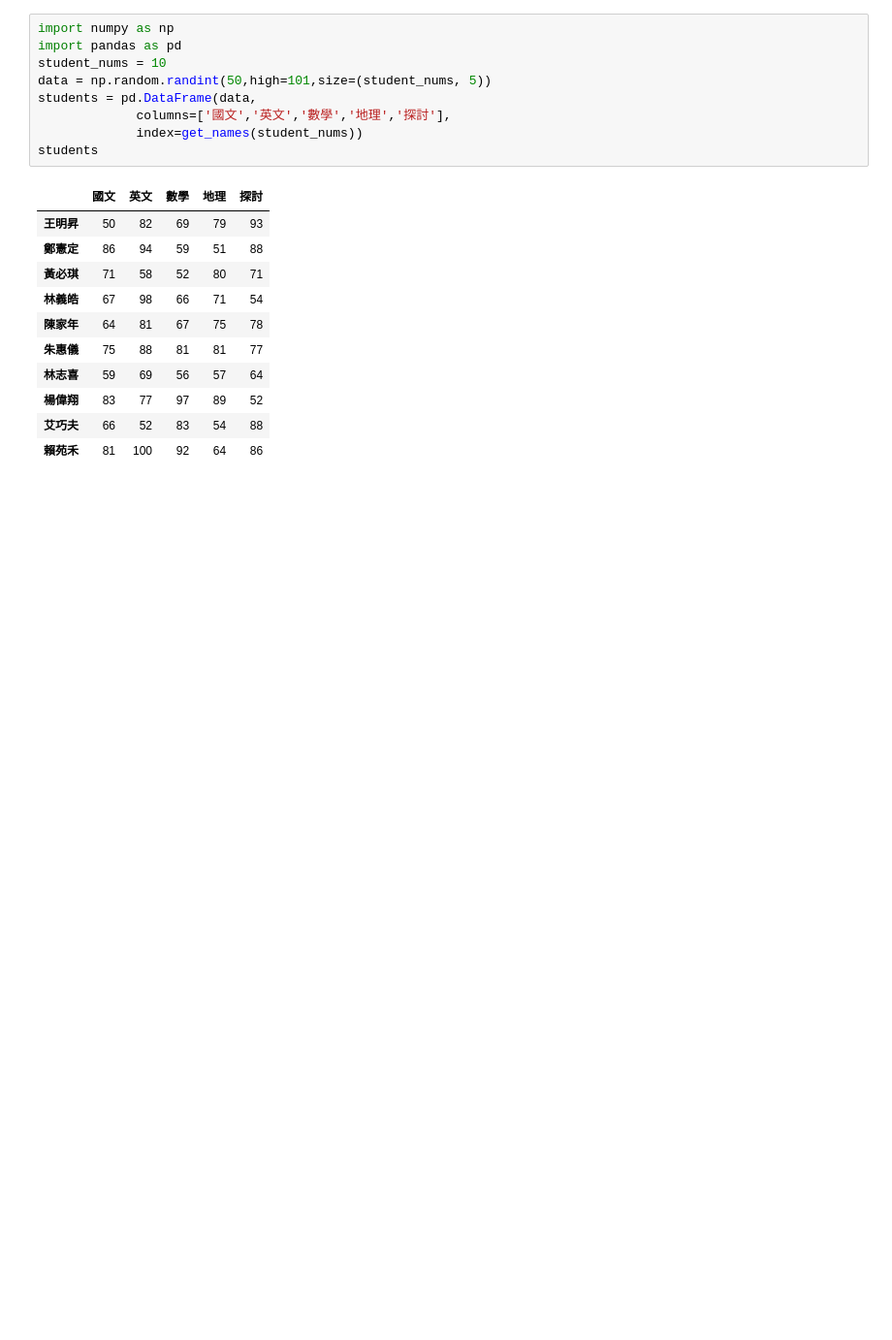
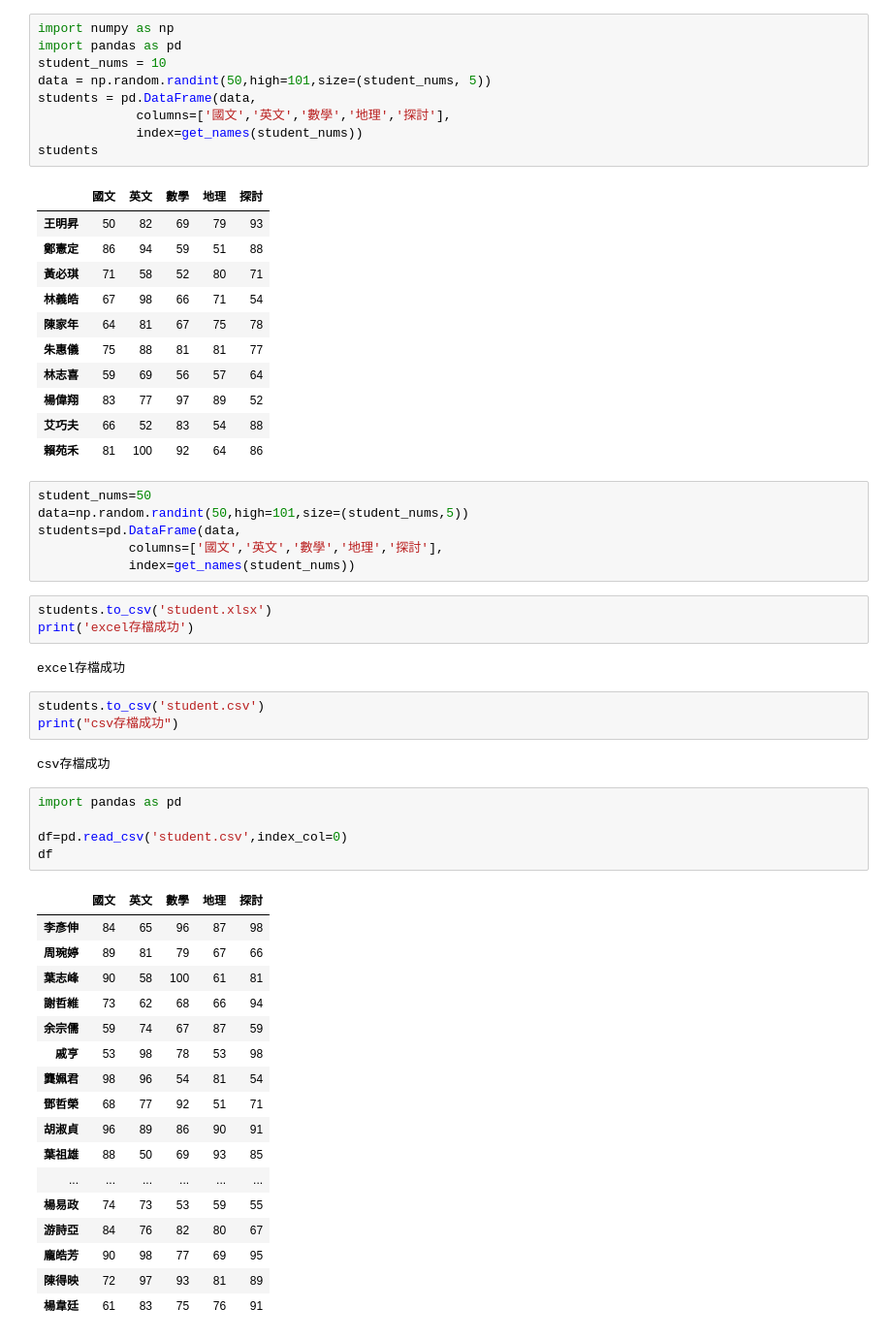
Before and after one commit to Jc-cho86/python_analysis, a Jupyter notebook: leson.0215.ipynb, the cells around one changed output. Shown: that part at 97% size. Saved outputs shown, nothing was run; the diff lists cells and outputs as text; blank space fills up the shorter version.

```diff
--- a/leson.0215.ipynb
+++ b/leson.0215.ipynb
@@ -261,3 +261,42 @@ students
 | 楊偉翔 | 83 | 77 | 97 | 89 | 52 |
 | 艾巧夫 | 66 | 52 | 83 | 54 | 88 |
 | 賴苑禾 | 81 | 100 | 92 | 64 | 86 |
+# %%
+student_nums=50
+data=np.random.randint(50,high=101,size=(student_nums,5))
+students=pd.DataFrame(data,
+            columns=['國文','英文','數學','地理','探討'],
+            index=get_names(student_nums))
+# %%
+students.to_csv('student.xlsx')
+print('excel存檔成功')
+# %% [output]
+excel存檔成功
+# %%
+students.to_csv('student.csv')
+print("csv存檔成功")
+# %% [output]
+csv存檔成功
+# %%
+import pandas as pd
+
+df=pd.read_csv('student.csv',index_col=0)
+df
+# %% [output]
+|  | 國文 | 英文 | 數學 | 地理 | 探討 |
+| 李彥伸 | 84 | 65 | 96 | 87 | 98 |
+| 周琬婷 | 89 | 81 | 79 | 67 | 66 |
+| 葉志峰 | 90 | 58 | 100 | 61 | 81 |
+| 謝哲維 | 73 | 62 | 68 | 66 | 94 |
+| 余宗儒 | 59 | 74 | 67 | 87 | 59 |
+| 戚亨 | 53 | 98 | 78 | 53 | 98 |
+| 龔姵君 | 98 | 96 | 54 | 81 | 54 |
+| 鄧哲榮 | 68 | 77 | 92 | 51 | 71 |
+| 胡淑貞 | 96 | 89 | 86 | 90 | 91 |
+| 葉祖雄 | 88 | 50 | 69 | 93 | 85 |
+| ... | ... | ... | ... | ... | ... |
+| 楊易政 | 74 | 73 | 53 | 59 | 55 |
+| 游詩亞 | 84 | 76 | 82 | 80 | 67 |
+| 龐皓芳 | 90 | 98 | 77 | 69 | 95 |
+| 陳得映 | 72 | 97 | 93 | 81 | 89 |
+| 楊韋廷 | 61 | 83 | 75 | 76 | 91 |
```
Also changed, not shown: parts of 16 cells of this notebook, 3 other files.
